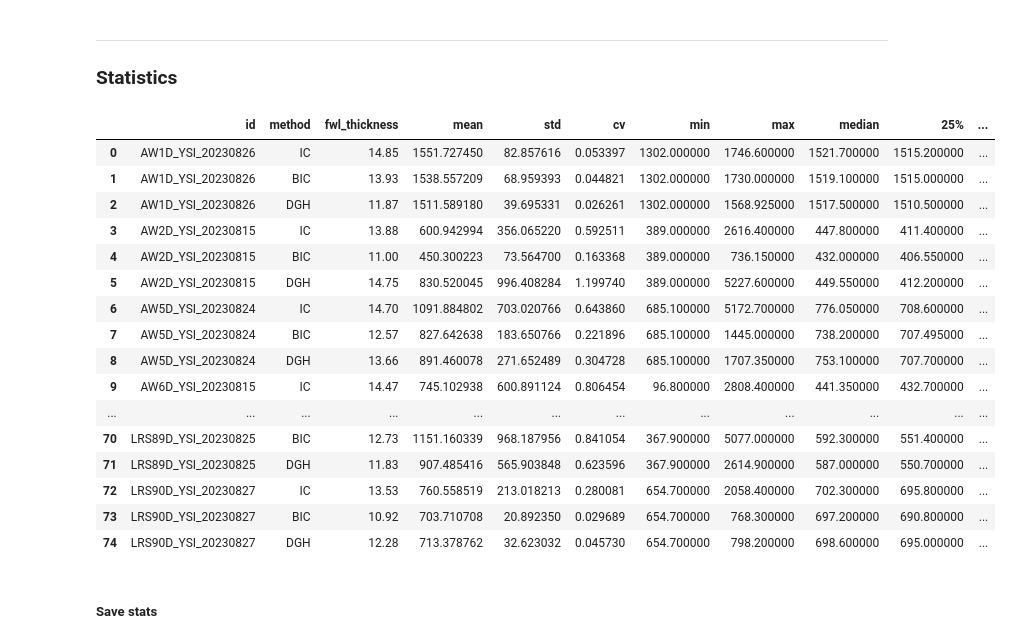
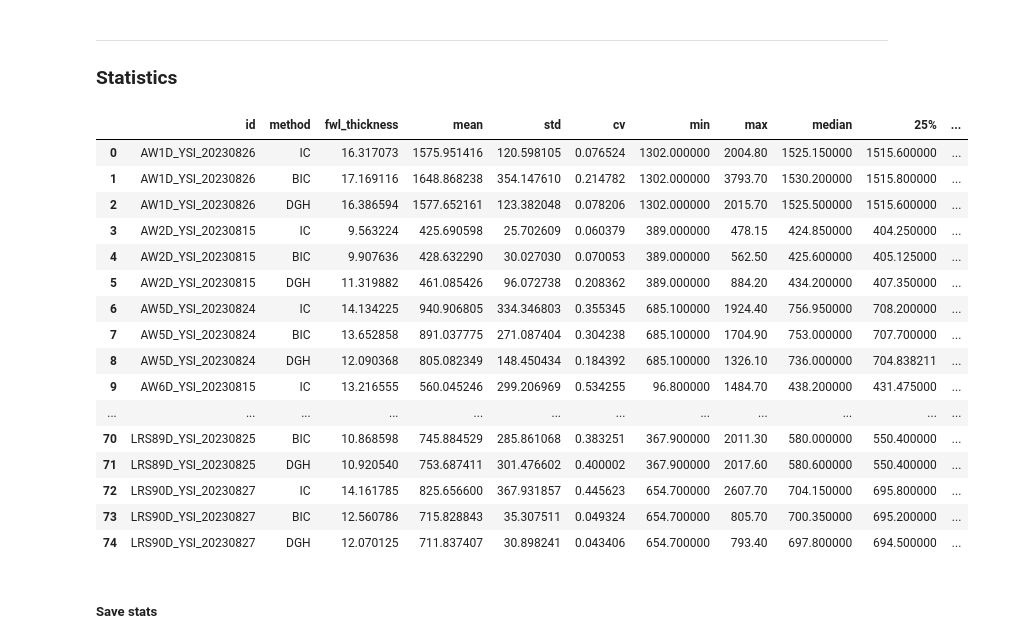
Before and after one commit to androsresearch/freshwater_lens, a Jupyter notebook: notebooks/fwl_statistics.ipynb, the cells around one changed output. Drawn from its saved outputs; the diff is of its cells as text; code cells hidden in the pictures.

```diff
--- a/notebooks/fwl_statistics.ipynb
+++ b/notebooks/fwl_statistics.ipynb
@@ -74,0 +35,6 @@ file_info_df
+# %%
+df_fwl_estimation = pd.read_csv(f'{root}/data/selection_fwl_ic_bic_dgh.csv')
+df_fwl_estimation.rename(columns={'vp_fwl_ic': 'vp_ic', 'vp_fwl_bic': 'vp_bic', 'vp_fwl_dgh': 'vp_dgh'}, inplace=True)
+df_fwl_estimation = df_fwl_estimation[['ID', 'vp_ic', 'vp_bic', 'vp_dgh']]
+
+df_fwl_estimation
@@ -75,2 +63,5 @@ file_info_df
 # %%
-filtered_data = st_fwl.load_and_filter_data(file_info_df, subfolder='rawdy')
+filtered_data = st_fwl.load_and_filter_data(df_fwl_estimation,
+                                            subfolder='rawdy')
+
+filtered_data
@@ -80,29 +89,29 @@ filtered_data = st_fwl.load_and_filter_data(file_info_df, subfolder='rawdy')
 ### **Statistics**
 # %%
 df_stats = st_fwl.compute_statistics(filtered_data,
-                                    file_info_df,
+                                    df_fwl_estimation,
                                     "Corrected sp Cond [uS/cm]"
                                      )
 
 df_stats
 # %% [output]
 |  | id | method | fwl_thickness | mean | std | cv | min | max | median | 25% | ... |
-| 0 | AW1D_YSI_20230826 | IC | 14.85 | 1551.727450 | 82.857616 | 0.053397 | 1302.000000 | 1746.600000 | 1521.700000 | 1515.200000 | ... |
-| 1 | AW1D_YSI_20230826 | BIC | 13.93 | 1538.557209 | 68.959393 | 0.044821 | 1302.000000 | 1730.000000 | 1519.100000 | 1515.000000 | ... |
-| 2 | AW1D_YSI_20230826 | DGH | 11.87 | 1511.589180 | 39.695331 | 0.026261 | 1302.000000 | 1568.925000 | 1517.500000 | 1510.500000 | ... |
-| 3 | AW2D_YSI_20230815 | IC | 13.88 | 600.942994 | 356.065220 | 0.592511 | 389.000000 | 2616.400000 | 447.800000 | 411.400000 | ... |
-| 4 | AW2D_YSI_20230815 | BIC | 11.00 | 450.300223 | 73.564700 | 0.163368 | 389.000000 | 736.150000 | 432.000000 | 406.550000 | ... |
-| 5 | AW2D_YSI_20230815 | DGH | 14.75 | 830.520045 | 996.408284 | 1.199740 | 389.000000 | 5227.600000 | 449.550000 | 412.200000 | ... |
-| 6 | AW5D_YSI_20230824 | IC | 14.70 | 1091.884802 | 703.020766 | 0.643860 | 685.100000 | 5172.700000 | 776.050000 | 708.600000 | ... |
-| 7 | AW5D_YSI_20230824 | BIC | 12.57 | 827.642638 | 183.650766 | 0.221896 | 685.100000 | 1445.000000 | 738.200000 | 707.495000 | ... |
-| 8 | AW5D_YSI_20230824 | DGH | 13.66 | 891.460078 | 271.652489 | 0.304728 | 685.100000 | 1707.350000 | 753.100000 | 707.700000 | ... |
-| 9 | AW6D_YSI_20230815 | IC | 14.47 | 745.102938 | 600.891124 | 0.806454 | 96.800000 | 2808.400000 | 441.350000 | 432.700000 | ... |
+| 0 | AW1D_YSI_20230826 | IC | 16.317073 | 1575.951416 | 120.598105 | 0.076524 | 1302.000000 | 2004.80 | 1525.150000 | 1515.600000 | ... |
+| 1 | AW1D_YSI_20230826 | BIC | 17.169116 | 1648.868238 | 354.147610 | 0.214782 | 1302.000000 | 3793.70 | 1530.200000 | 1515.800000 | ... |
+| 2 | AW1D_YSI_20230826 | DGH | 16.386594 | 1577.652161 | 123.382048 | 0.078206 | 1302.000000 | 2015.70 | 1525.500000 | 1515.600000 | ... |
+| 3 | AW2D_YSI_20230815 | IC | 9.563224 | 425.690598 | 25.702609 | 0.060379 | 389.000000 | 478.15 | 424.850000 | 404.250000 | ... |
+| 4 | AW2D_YSI_20230815 | BIC | 9.907636 | 428.632290 | 30.027030 | 0.070053 | 389.000000 | 562.50 | 425.600000 | 405.125000 | ... |
+| 5 | AW2D_YSI_20230815 | DGH | 11.319882 | 461.085426 | 96.072738 | 0.208362 | 389.000000 | 884.20 | 434.200000 | 407.350000 | ... |
+| 6 | AW5D_YSI_20230824 | IC | 14.134225 | 940.906805 | 334.346803 | 0.355345 | 685.100000 | 1924.40 | 756.950000 | 708.200000 | ... |
+| 7 | AW5D_YSI_20230824 | BIC | 13.652858 | 891.037775 | 271.087404 | 0.304238 | 685.100000 | 1704.90 | 753.000000 | 707.700000 | ... |
+| 8 | AW5D_YSI_20230824 | DGH | 12.090368 | 805.082349 | 148.450434 | 0.184392 | 685.100000 | 1326.10 | 736.000000 | 704.838211 | ... |
+| 9 | AW6D_YSI_20230815 | IC | 13.216555 | 560.045246 | 299.206969 | 0.534255 | 96.800000 | 1484.70 | 438.200000 | 431.475000 | ... |
 | ... | ... | ... | ... | ... | ... | ... | ... | ... | ... | ... | ... |
-| 70 | LRS89D_YSI_20230825 | BIC | 12.73 | 1151.160339 | 968.187956 | 0.841054 | 367.900000 | 5077.000000 | 592.300000 | 551.400000 | ... |
-| 71 | LRS89D_YSI_20230825 | DGH | 11.83 | 907.485416 | 565.903848 | 0.623596 | 367.900000 | 2614.900000 | 587.000000 | 550.700000 | ... |
-| 72 | LRS90D_YSI_20230827 | IC | 13.53 | 760.558519 | 213.018213 | 0.280081 | 654.700000 | 2058.400000 | 702.300000 | 695.800000 | ... |
-| 73 | LRS90D_YSI_20230827 | BIC | 10.92 | 703.710708 | 20.892350 | 0.029689 | 654.700000 | 768.300000 | 697.200000 | 690.800000 | ... |
-| 74 | LRS90D_YSI_20230827 | DGH | 12.28 | 713.378762 | 32.623032 | 0.045730 | 654.700000 | 798.200000 | 698.600000 | 695.000000 | ... |
+| 70 | LRS89D_YSI_20230825 | BIC | 10.868598 | 745.884529 | 285.861068 | 0.383251 | 367.900000 | 2011.30 | 580.000000 | 550.400000 | ... |
+| 71 | LRS89D_YSI_20230825 | DGH | 10.920540 | 753.687411 | 301.476602 | 0.400002 | 367.900000 | 2017.60 | 580.600000 | 550.400000 | ... |
+| 72 | LRS90D_YSI_20230827 | IC | 14.161785 | 825.656600 | 367.931857 | 0.445623 | 654.700000 | 2607.70 | 704.150000 | 695.800000 | ... |
+| 73 | LRS90D_YSI_20230827 | BIC | 12.560786 | 715.828843 | 35.307511 | 0.049324 | 654.700000 | 805.70 | 700.350000 | 695.200000 | ... |
+| 74 | LRS90D_YSI_20230827 | DGH | 12.070125 | 711.837407 | 30.898241 | 0.043406 | 654.700000 | 793.40 | 697.800000 | 694.500000 | ... |
 # %% [markdown]
 ##### Save stats
 # %%
```
Also changed, not shown: parts of 10 cells of this notebook.
